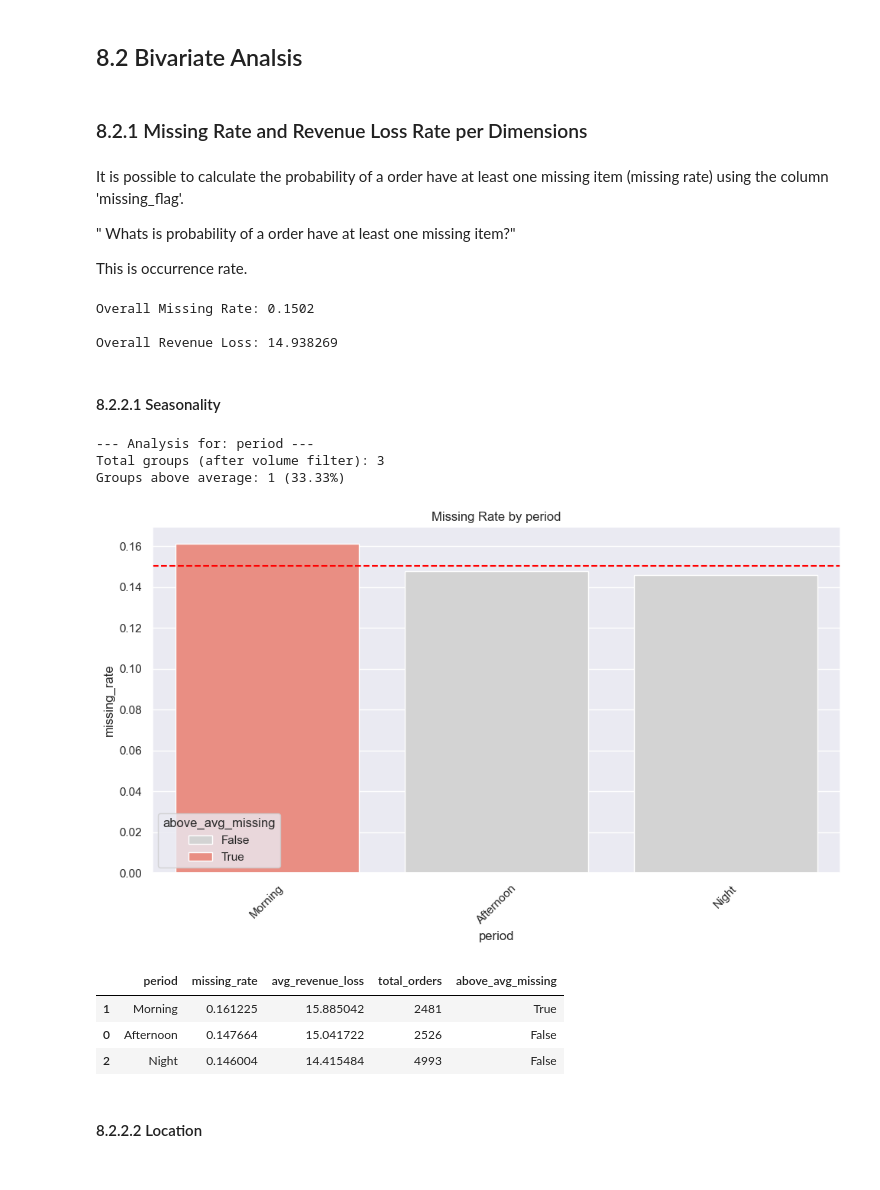
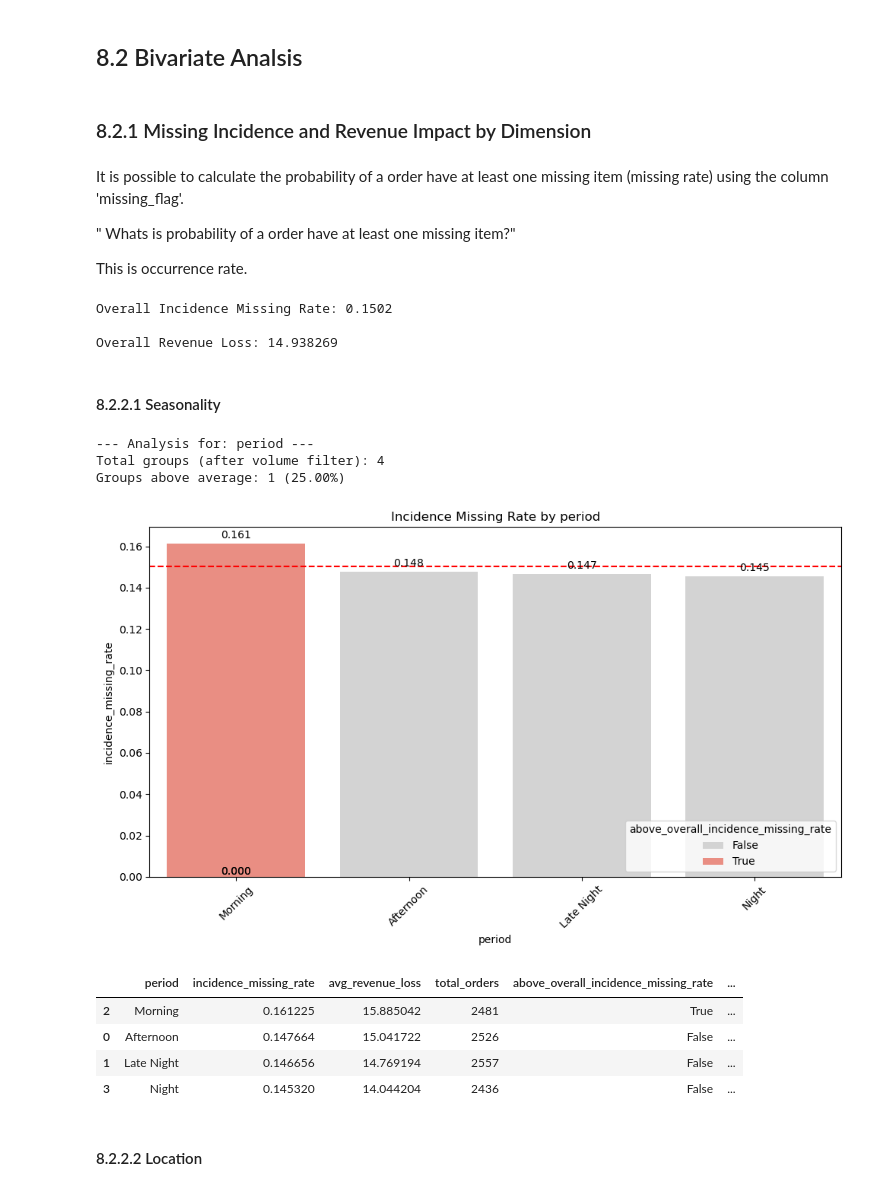
Before and after one commit to IgorQueiroz23031988/Walmart-Delivery-Fraud-Detection, a Jupyter notebook: notebooks/Walmart_Delivery_Fraud_Detection.ipynb, the cells around one changed output. Saved outputs shown, nothing was run; the diff lists cells and outputs as text; code cells hidden in the pictures.

```diff
--- a/notebooks/Walmart_Delivery_Fraud_Detection.ipynb
+++ b/notebooks/Walmart_Delivery_Fraud_Detection.ipynb
@@ -1137,7 +1283,9 @@ df_orders_3['day_of_week'] = df_orders_3['date'].dt.day_name()
 df_orders_3['hour'] = df_orders_3['delivery_hour'].dt.hour.astype('int64')
 
 def period_of_day(hour):
-    if 6 <= hour < 12:
+    if 0 <= hour < 6:
+        return 'Late Night'
+    elif 6 <= hour < 12:
         return 'Morning'
     elif 12 <= hour < 18:
         return 'Afternoon'
@@ -1449,7 +1572,7 @@ The total of missing items is 1502
 # %% [markdown]
 What is the total revenue lost due to these undelivered items?
 # %%
-sns.set(rc={"figure.figsize": (15, 15)})
+plt.figure(figsize=(18, 6))
 sns.histplot(df_res_var['revenue_loss'], bins = 25)
 
 print('The total of revenue loss is $', df_res_var['revenue_loss'].sum())
@@ -1462,7 +1585,7 @@ This suggests that there are some orders with very high revenue loss compared to
 # %% [markdown]
 ## 8.2 Bivariate Analsis
 # %% [markdown]
-### 8.2.1 Missing Rate and Revenue Loss Rate per Dimensions
+### 8.2.1 Missing Incidence and Revenue Impact by Dimension
 # %% [markdown]
 It is possible to calculate the probability of a order have at least one missing item (missing rate) using the column 'missing_flag'.
 
@@ -1471,13 +1594,13 @@ It is possible to calculate the probability of a order have at least one missing
 This is occurrence rate.
 # %%
 # Calculating general average (general missing rate and revenue loss)
-overall_missing_rate = df_merge_ord_miss_prod['missing_flag'].mean()
+overall_incidence_missing_rate = df_merge_ord_miss_prod['missing_flag'].mean()
 overall_revenue_loss = df_merge_ord_miss_prod['revenue_loss'].mean()
 
-print("Overall Missing Rate:", overall_missing_rate, end='\n\n')
+print("Overall Incidence Missing Rate:", overall_incidence_missing_rate, end='\n\n')
 print("Overall Revenue Loss:", overall_revenue_loss)
 # %% [output]
-Overall Missing Rate: 0.1502
+Overall Incidence Missing Rate: 0.1502
 
 Overall Revenue Loss: 14.938269
 # %% [markdown]
@@ -1485,17 +1608,27 @@ Overall Revenue Loss: 14.938269
 # %%
 # Calculating general avverage (general missing rate and revenue loss) per period of day
 
-period_results = analyze_missing_rate(df_merge_ord_miss_prod, 'period', overall_missing_rate)
+period_results = analyze_incidence_missing_rate(df_merge_ord_miss_prod, 'period', overall_incidence_missing_rate, overall_revenue_loss)
+
+order = ['Morning', 'Afternoon', 'Night', 'Late Night']
+
+df['period'] = pd.Categorical(
+    df['period'],
+    categories=order,
+    ordered=True
+)
+df_merge_1 = df_merge_1[base_cols + product_cols]
 period_results
 # %% [output]
 --- Analysis for: period ---
-Total groups (after volume filter): 3
-Groups above average: 1 (33.33%)
+Total groups (after volume filter): 4
+Groups above average: 1 (25.00%)
-[figure, old version]
+[figure, new version]
-|  | period | missing_rate | avg_revenue_loss | total_orders | above_avg_missing |
-| 1 | Morning | 0.161225 | 15.885042 | 2481 | True |
-| 0 | Afternoon | 0.147664 | 15.041722 | 2526 | False |
-| 2 | Night | 0.146004 | 14.415484 | 4993 | False |
+|  | period | incidence_missing_rate | avg_revenue_loss | total_orders | above_overall_incidence_missing_rate | ... |
+| 2 | Morning | 0.161225 | 15.885042 | 2481 | True | ... |
+| 0 | Afternoon | 0.147664 | 15.041722 | 2526 | False | ... |
+| 1 | Late Night | 0.146656 | 14.769194 | 2557 | False | ... |
+| 3 | Night | 0.145320 | 14.044204 | 2436 | False | ... |
 # %% [markdown]
 #### 8.2.2.2 Location
 # %%
```
Also changed, not shown: parts of 107 cells of this notebook, 3 other files.
